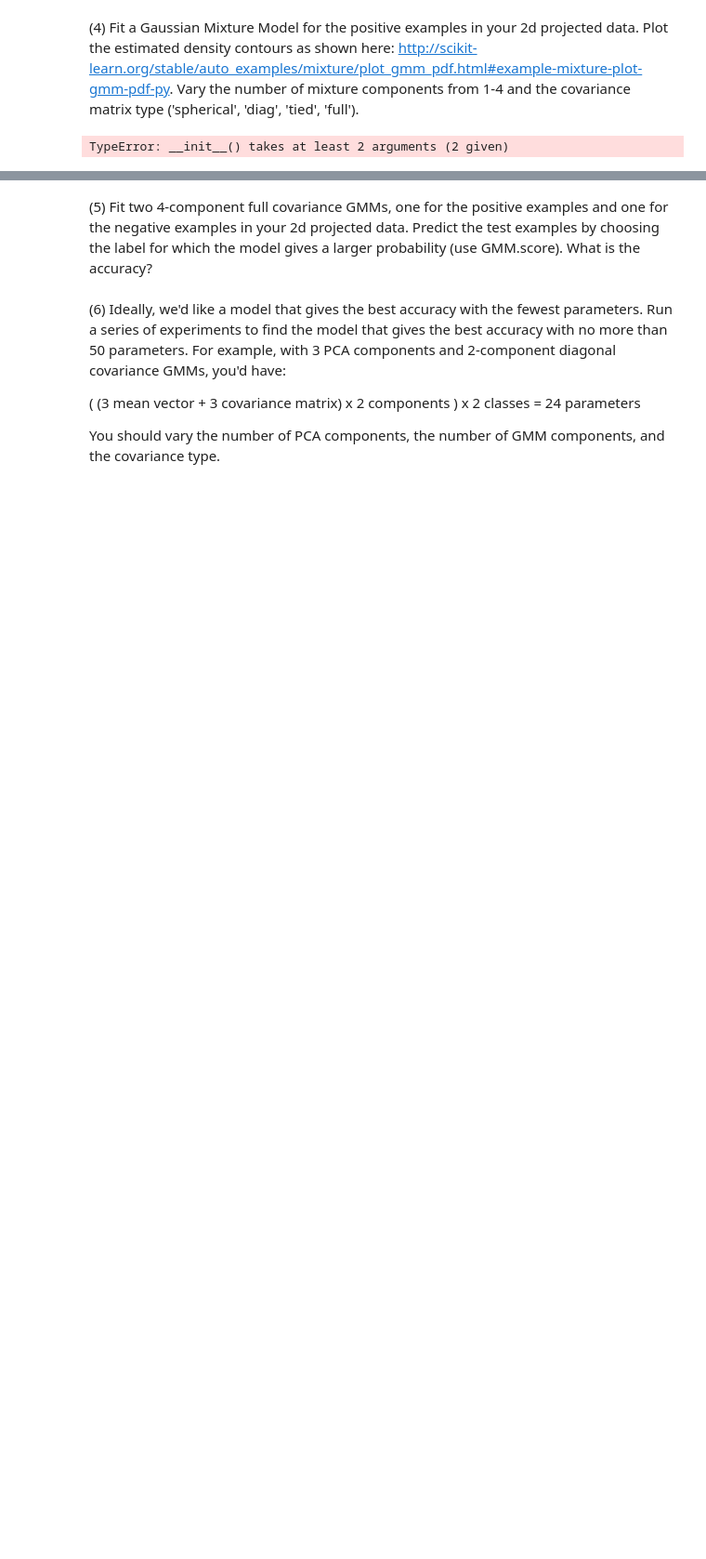
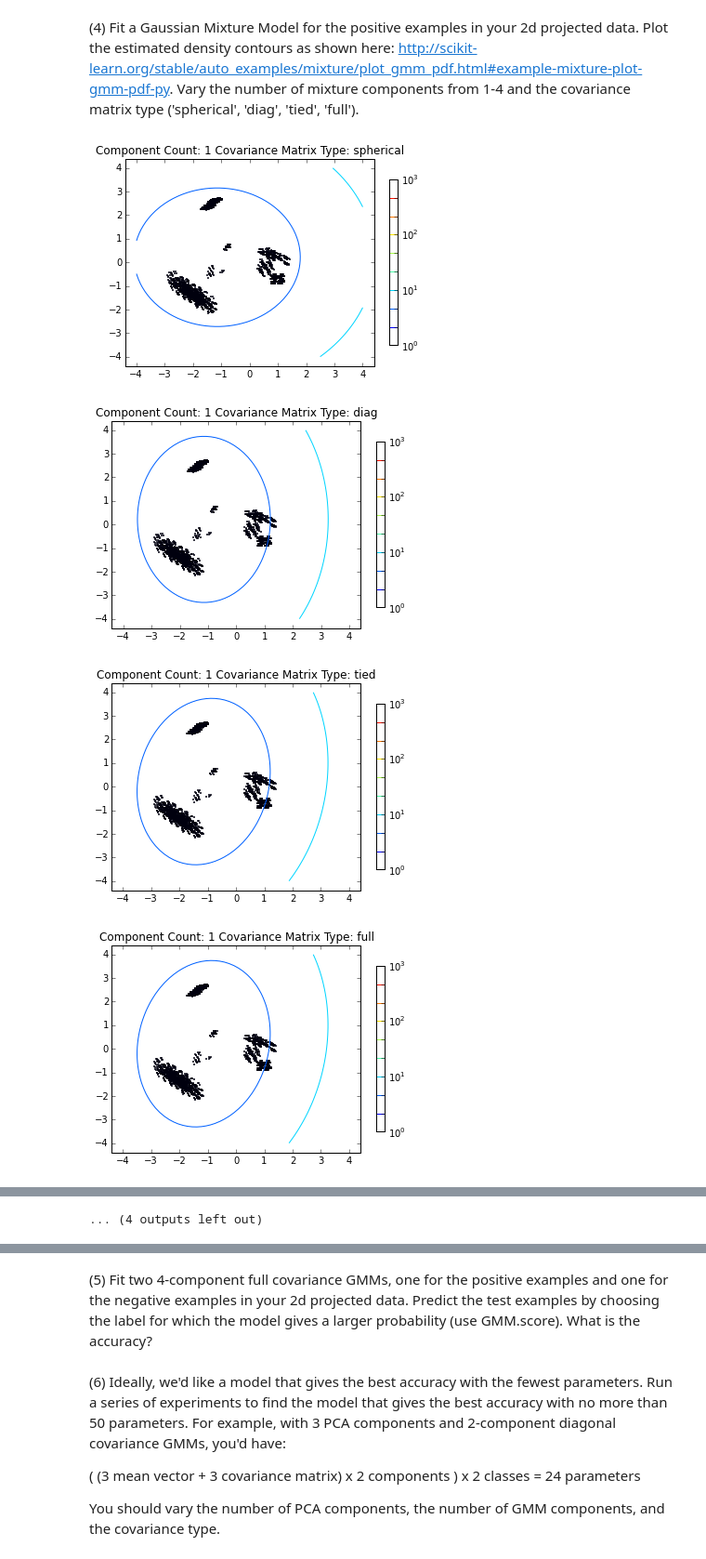
Before and after one commit to jphilippou27/MachineLearning, a Jupyter notebook: Jennifer_Philippou_p3.ipynb, the cells around one changed output, grey strips where cells are left out. Shown at 93% size. Saved outputs shown, nothing was run; the diff lists cells and outputs as text; code cells hidden in the pictures; blank space fills up the shorter version.

```diff
--- a/Jennifer_Philippou_p3.ipynb
+++ b/Jennifer_Philippou_p3.ipynb
@@ -300,5 +194 @@ Hyperparameter k:4
 (4) Fit a Gaussian Mixture Model for the positive examples in your 2d projected data. Plot the estimated density contours as shown here: http://scikit-learn.org/stable/auto_examples/mixture/plot_gmm_pdf.html#example-mixture-plot-gmm-pdf-py. Vary the number of mixture components from 1-4 and the covariance matrix type ('spherical', 'diag', 'tied', 'full').
-# %%
-plt.Circle(center = (1,1), radius = 1)
-# %% [output]
-TypeError: __init__() takes at least 2 arguments (2 given)
@@ -311,0 +195,41 @@ TypeError: __init__() takes at least 2 arguments (2 given)
+# %%
+#def P4():
+### STUDENT START ###
+matrix_type_list = ['spherical', 'diag', 'tied', 'full']
+
+for n in range (1,5):
+    for m in range(0,len(matrix_type_list)):
+        #data from previus problem (2 components); filtered to positive cases
+        train_2d_data_gmm = train_2d_data[train_labels ==1]
+        #print train_2d_data_gmm.shape
+        # fit a Gaussian Mixture Model with two components
+        clf = GMM(n_components=n, covariance_type=matrix_type_list[m])
+        model_gaussian = clf.fit(train_2d_data_gmm)
+
+        # display predicted scores by the model as a contour plot
+        x = np.linspace(-4., 4)
+        y = np.linspace(-4., 4)
+        X, Y = np.meshgrid(x, y)
+        XX = np.array([X.ravel(), Y.ravel()]).T
+        Z = -clf.score_samples(XX)[0]
+        #fit to 50L X 50L
+        Z = Z.reshape(X.shape)
+        #Make plots
+        CS = plt.contour(X, Y, Z, norm=LogNorm(vmin=1.0, vmax=1000.0),
+                         levels=np.logspace(0, 3, 10))
+        CB = plt.colorbar(CS, shrink=0.8, extend='both')
+        plt.scatter(train_2d_data_gmm[:, 0], train_2d_data_gmm[:, 1], .8)
+        #graph parameters
+        title = "Component Count: " + str(n) + " Covariance Matrix Type: " + str(matrix_type_list[m])
+        plt.title(title)
+        plt.axis('tight')
+        plt.show()
+
+### STUDENT END ###
+
+#P4()
+# %% [output]
+[figure, added]
+[figure, added]
+[figure, added]
+[figure, added]
@@ -311,0 +244 @@ TypeError: __init__() takes at least 2 arguments (2 given)
+... (4 outputs left out)
```
Also changed, not shown: parts of 7 cells of this notebook.
